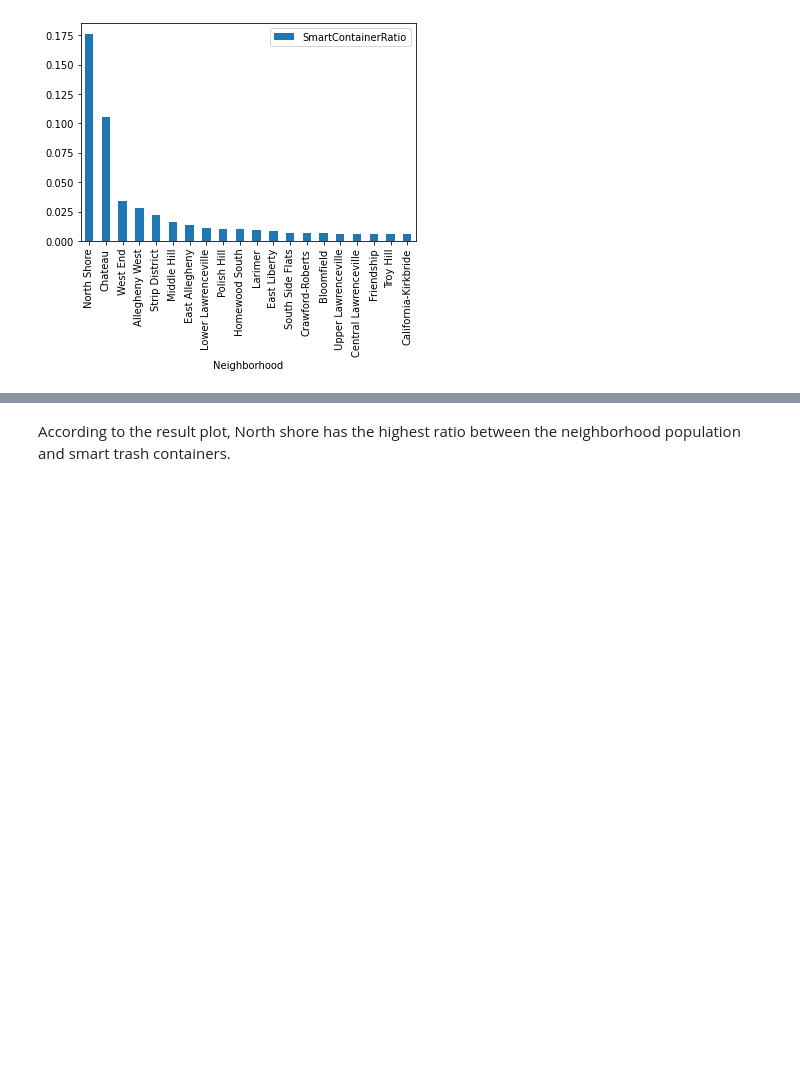
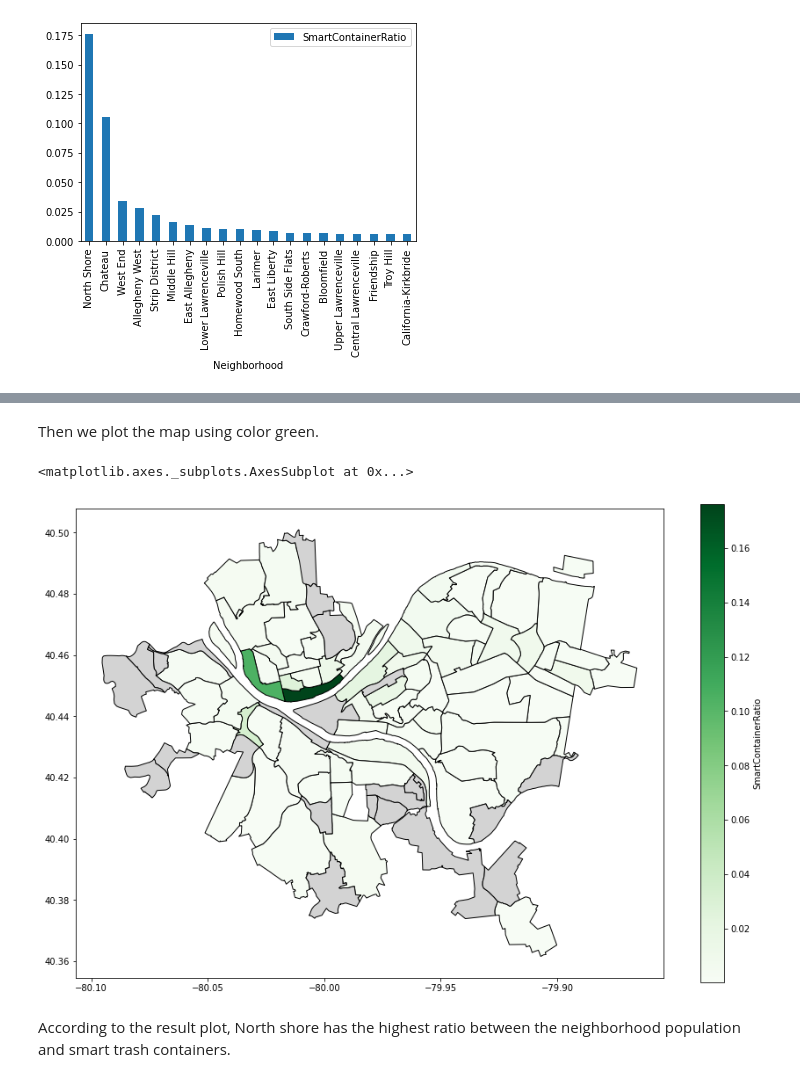
Before and after one commit to CHT126/FINAL-PROJECT, a Jupyter notebook: Final Group notebook/Group.ipynb, the cells around one changed output, grey strips where cells are left out. Drawn from its saved outputs; the diff is of its cells as text; code cells hidden in the pictures; blank space fills up the shorter version.

```diff
--- a/Final Group notebook/Group.ipynb
+++ b/Final Group notebook/Group.ipynb
@@ -257,0 +274,7 @@ res.sort_values(by = ['SmartContainerRatio'], ascending = False).head(20).plot.b
+# %%
+import geopandas
+neighborhoods = geopandas.read_file("Neighborhoods/Neighborhoods_.shp")
+# do the merge
+steps_map = neighborhoods.merge(res, how='left', left_on='hood', right_on='Neighborhood')
+# look at the head to confirm it merged correctly
+steps_map[['hood','Neighborhood', 'SmartContainerRatio']].head()
@@ -258,2 +288,16 @@ res.sort_values(by = ['SmartContainerRatio'], ascending = False).head(20).plot.b
+# %% [markdown]
+Then we plot the map using color green.
+# %%
+steps_map.plot(column='SmartContainerRatio', # set the data to be used for coloring
+               cmap='Greens',              # choose a color palette
+               edgecolor="black",        # outline the districts in white
+               legend=True,              # show the legend
+               legend_kwds={'label': "SmartContainerRatio"}, # label the legend
+               figsize=(15, 10),         # set the size
+               missing_kwds={"color": "lightgrey"} # set disctricts with no data to gray
+               )
+# %% [output]
+<matplotlib.axes._subplots.AxesSubplot at 0x...>
+[figure, added]
 # %% [markdown]
 According to the result plot, North shore has the highest ratio between the neighborhood population and smart trash containers.
```
Also changed, not shown: parts of 9 cells of this notebook, 5 other files.
